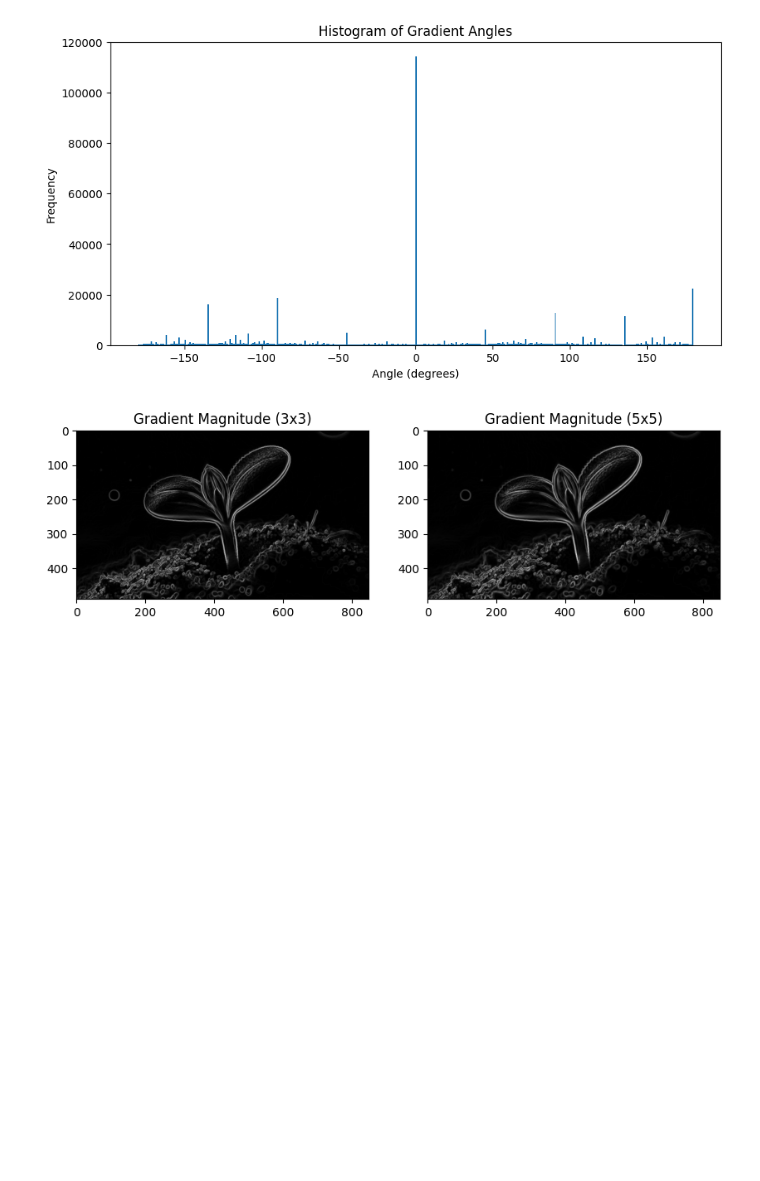
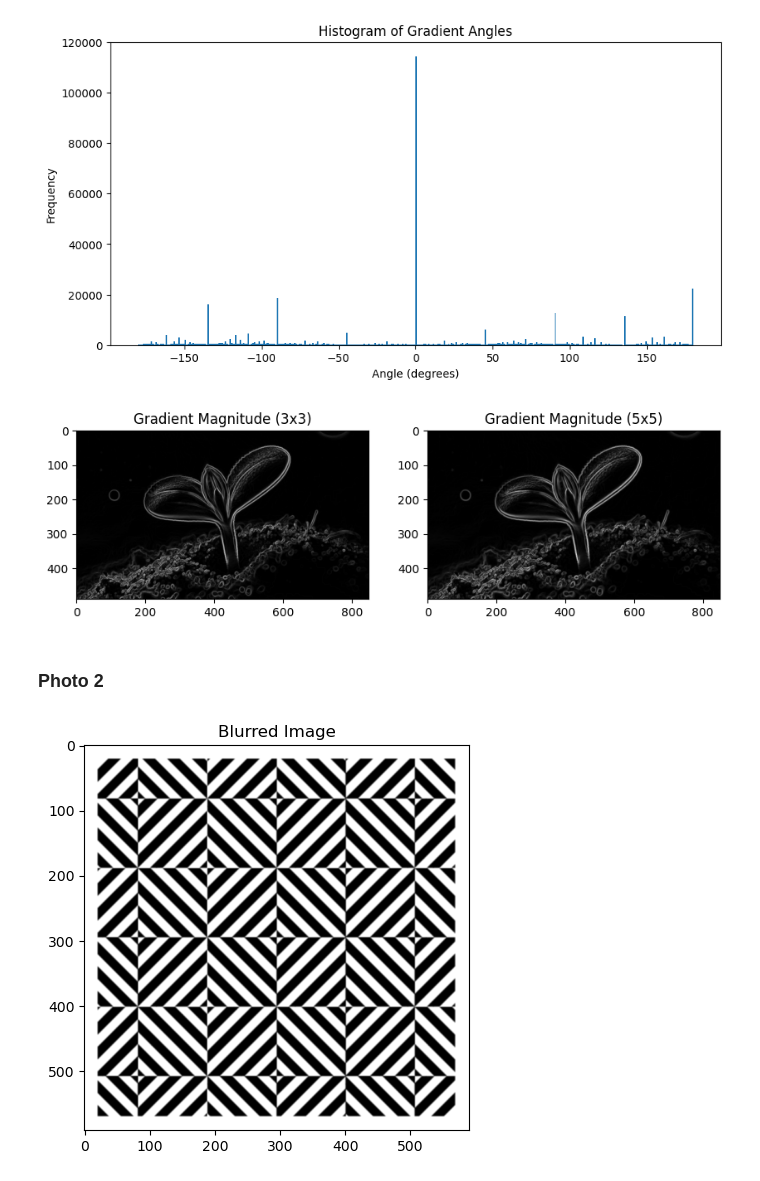
Before and after one commit to 04bhavyaa/computer_vision, a Jupyter notebook: sobel_filters.ipynb, the cells around one changed output. Drawn from its saved outputs; the diff is of its cells as text; code cells hidden in the pictures; blank space fills up the shorter version.

```diff
--- a/sobel_filters.ipynb
+++ b/sobel_filters.ipynb
@@ -137,3 +137,19 @@ plt.title('Gradient Magnitude (5x5)')
 plt.show()
 # %% [output]
 [figure]
+# %% [markdown]
+### Photo 2
+# %%
+# Load the image
+image_path = "photos/geometric.png"
+image = cv2.imread(image_path, cv2.IMREAD_GRAYSCALE)
+
+# Implement gaussian blurring
+blurred_image = cv2.GaussianBlur(image, (3, 3), 0)
+
+plt.figure(figsize=(5, 5))
+plt.imshow(blurred_image, cmap='gray')
+plt.title('Blurred Image')
+plt.show()
+# %% [output]
+[figure, added]
```
Also changed, not shown: parts of 6 cells of this notebook, 1 other file.
